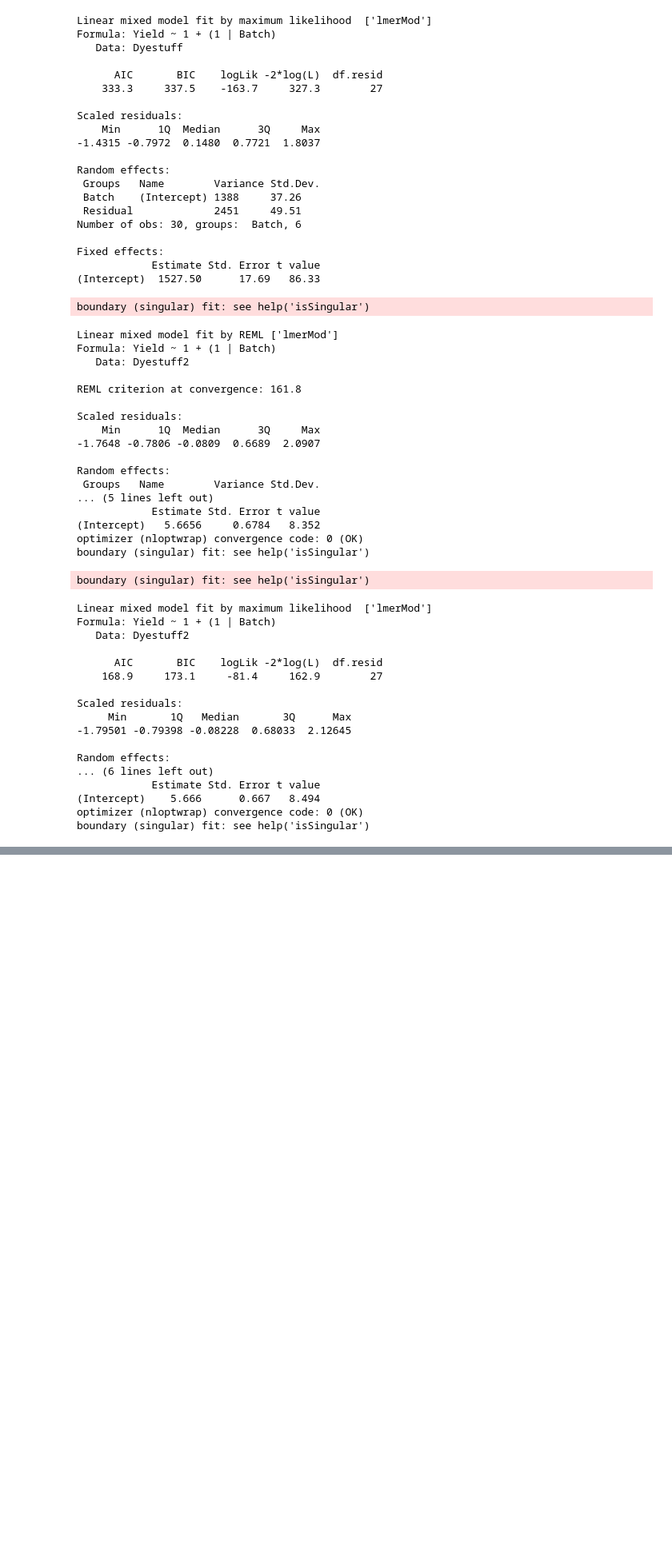
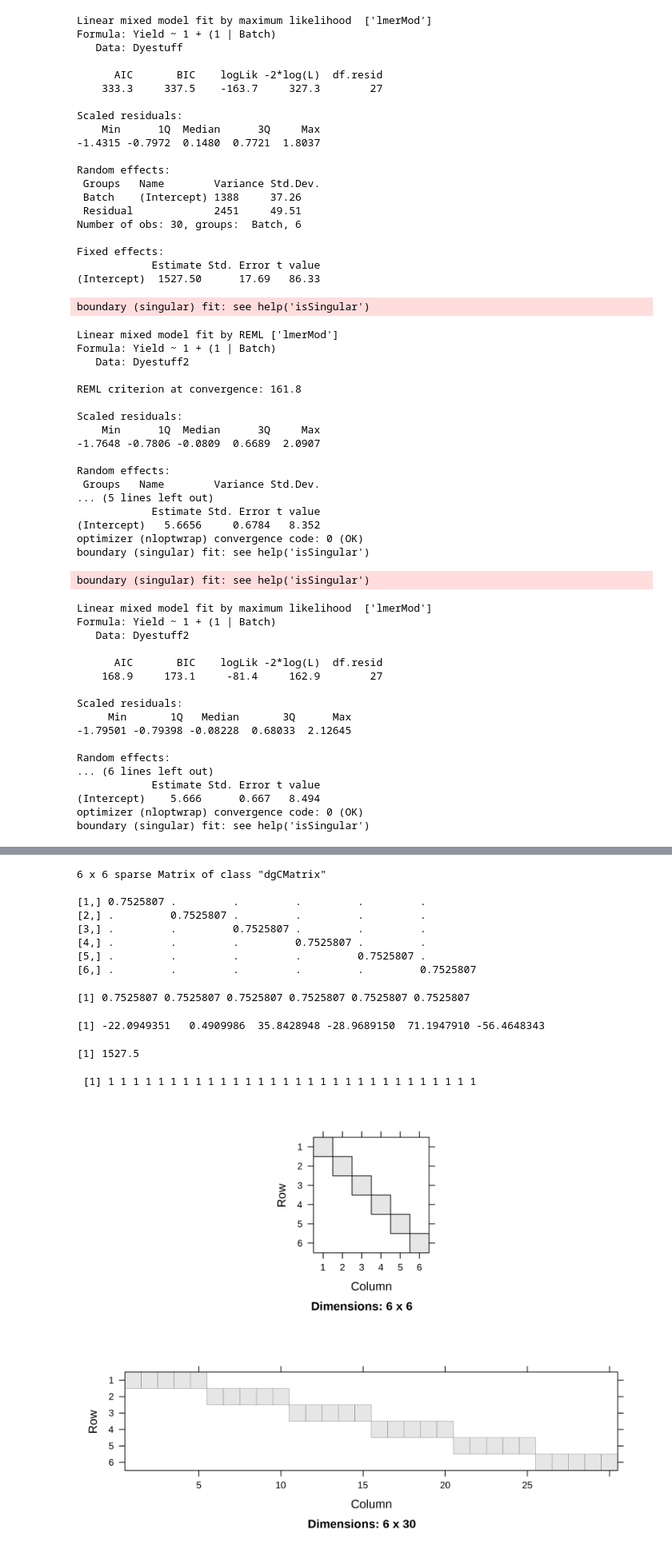
Before and after one commit to SanD94/lme4-playground, a Jupyter notebook: lme4.ipynb, the cells around one changed output, grey strips where cells are left out. Shown at 80% size. Saved outputs shown, nothing was run; the diff lists cells and outputs as text; code cells hidden in the pictures; blank space fills up the shorter version.

```diff
--- a/lme4.ipynb
+++ b/lme4.ipynb
@@ -175,0 +199,6 @@ boundary (singular) fit: see help('isSingular')
+# %%
+fm01ML <- lmer(formula = Yield ~ 1 | Batch, data = Dyestuff, REML=FALSE, verbose=10L)
+# function converges after 17 function evalutions
+# sigma_1 is the std of the random effects
+# sigma is the std of the residual
+# scalar parameter x, which corresponds to theta, is the ratio sigma_1/sigma.
@@ -175,0 +231,25 @@ boundary (singular) fit: see help('isSingular')
+# %%
+fm01ML %>% getME("Lambda") # covariance factor -- theta * I_6.
+
+fm01ML %>% getME("Lambda") %>% diag()
+fm01ML %>% getME("L") %>% image() # Cholesky factor L
+fm01ML %>% getME("u")
+fm01ML %>% getME("beta")
+fm01ML %>% getME("X") %>% .[1:length(.)]
+fm01ML %>% getME("Z") %>% t() %>% image() # indicator columns of batch
+# images would be better to understand as humans are not capable of big compherension for big sparse matrices
+# %% [output]
+6 x 6 sparse Matrix of class "dgCMatrix"
+
+[1,] 0.7525807 .         .         .         .         .
+[2,] .         0.7525807 .         .         .         .
+[3,] .         .         0.7525807 .         .         .
+[4,] .         .         .         0.7525807 .         .
+[5,] .         .         .         .         0.7525807 .
+[6,] .         .         .         .         .         0.7525807
+[1] 0.7525807 0.7525807 0.7525807 0.7525807 0.7525807 0.7525807
+[1] -22.0949351   0.4909986  35.8428948 -28.9689150  71.1947910 -56.4648343
+[1] 1527.5
+ [1] 1 1 1 1 1 1 1 1 1 1 1 1 1 1 1 1 1 1 1 1 1 1 1 1 1 1 1 1 1 1
+[figure, added]
+[figure, added]
```
Also changed, not shown: parts of 29 cells of this notebook.
